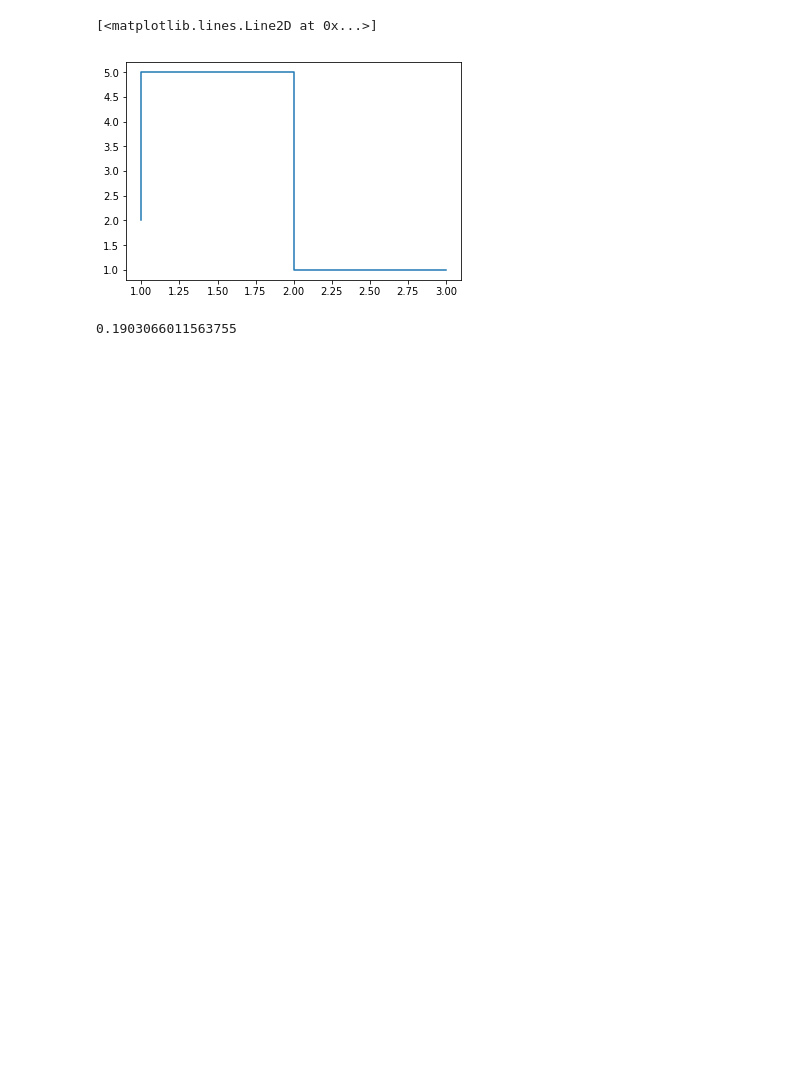
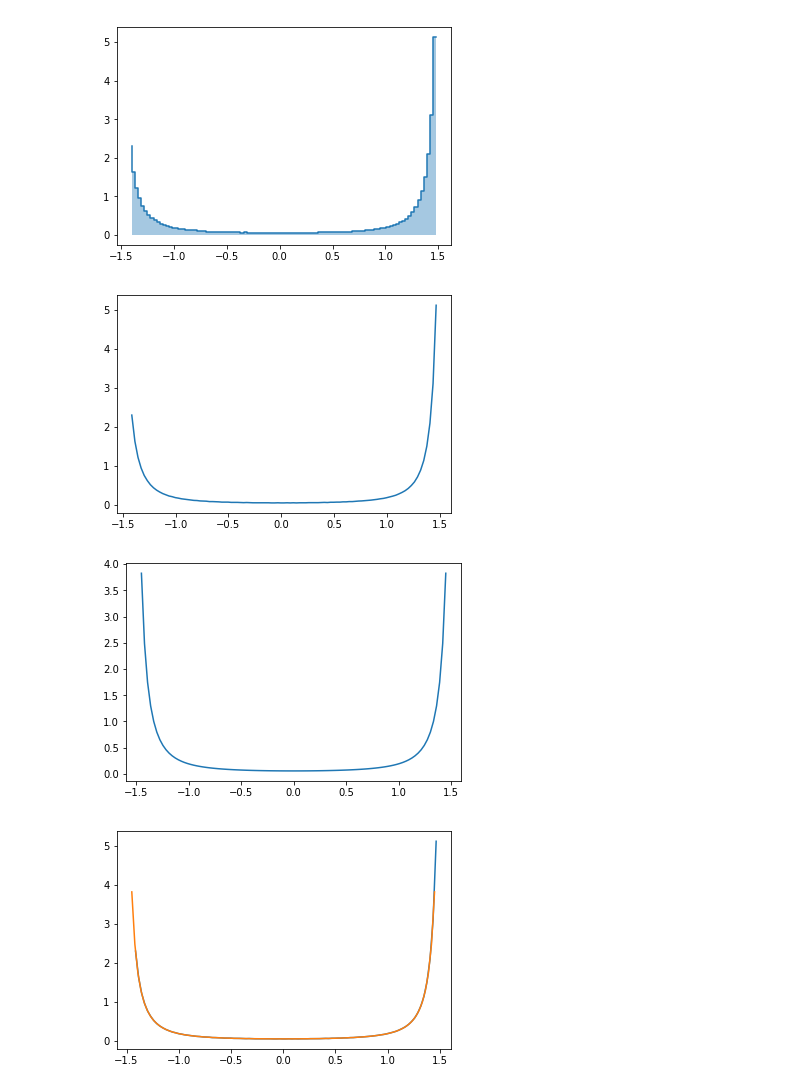
Before and after one commit to dsman1823/statistics, a Jupyter notebook: lab001.ipynb, the cells around one changed output. Drawn from its saved outputs; the diff is of its cells as text; code cells hidden in the pictures; blank space fills up the shorter version.

```diff
--- a/lab001.ipynb
+++ b/lab001.ipynb
@@ -23,8 +23,8 @@ def cdf_y(y):
 def pdf_y(y):
     return 1 / (18 * math.pow(math.cos(y), 2))
 
-def get_x_var_series(a, b):
-    random_dist_nums = np.linspace(0, 1, 100)
+def get_x_var_series(a, b, n=100):
+    random_dist_nums = np.linspace(0, 1, n)
     x_variations = [i * (b - a) + a for i in random_dist_nums]
     x_variations.sort()
     return x_variations
@@ -83,12 +83,12 @@ def get_ecdf_p(v, ecdf):
 def get_amount_in_bounds(a, b, arr):
     return len([i for i in arr if (a <= i and i <= b)])
 
-def get_intervals(bounds, n):
+def get_eq_int_intervals(bounds, n):
     linspace = np.linspace(*bounds, n)
     return [(linspace[i-1], linspace[i]) for i in range(1, len(linspace))]
 
 def get_eq_int_hist_data(series, bounds, n):
-    intervals = get_intervals(bounds, n)
+    intervals = get_eq_int_intervals(bounds, n)
     amount = len(series)
     step = intervals[0][1] - intervals[0][0]
     height = [get_amount_in_bounds(*i, series) / (amount * step) for i in intervals]
@@ -106,18 +106,5 @@ def plot_eq_int_polygon(series, bounds, n):
     plt.plot(polygon_x, heights)
 
 def plot_pdf():
-    l = np.linspace(-1.3, 1.3, 100)
+    l = np.linspace(-1.45, 1.45, 100)
     plt.plot(l, [pdf_y(i) for i in l])
-
-plot_eq_int_hist(y_series, bounds, n)
-plt.show()
-
-plot_eq_int_polygon(y_series, bounds, n)
-plt.show()
-
-plot_pdf()
-plt.show()
-
-plot_eq_int_polygon(y_series, bounds, n)
-plot_pdf()
-plt.show()
@@ -129,9 +111,23 @@ plt.show()
-# %%
-plt.step([1, 2, 3], [2, 5, 1])
-# %% [output]
-[<matplotlib.lines.Line2D at 0x...>]
-[figure, removed]
-# %%
-pdf_y(1)
-# %% [output]
-0.1903066011563755
+# %%
+a, b = get_bounds(2, 27)
+bounds = g(a), g(b)
+x_series = get_x_var_series(a, b, 10000)
+y_series = get_y_var_series(x_series)
+
+plot_eq_int_hist(y_series, bounds, n)
+plt.show()
+
+plot_eq_int_polygon(y_series, bounds, n)
+plt.show()
+
+plot_pdf()
+plt.show()
+
+plot_eq_int_polygon(y_series, bounds, n)
+plot_pdf()
+plt.show()
+# %% [output]
+[figure, added]
+[figure, added]
+[figure, added]
+[figure, added]
```
Also changed, not shown: parts of 3 cells of this notebook.
